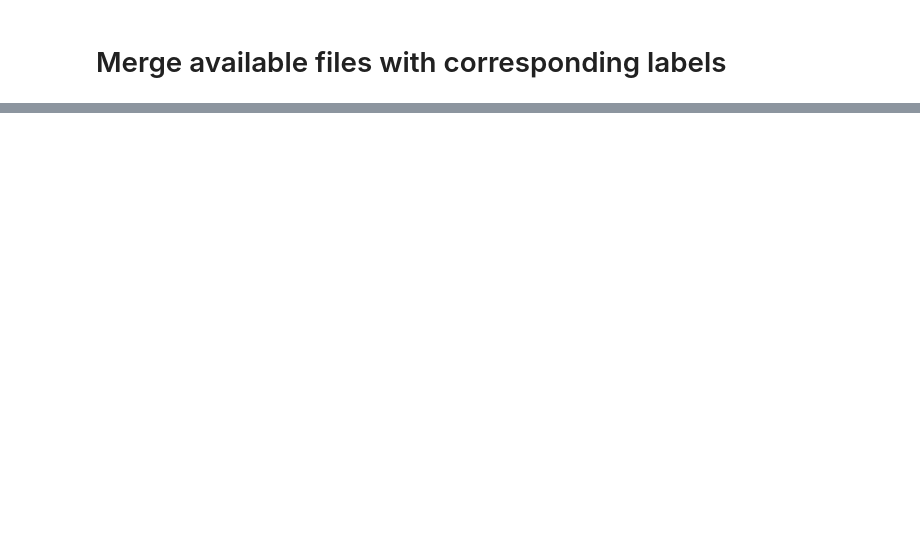
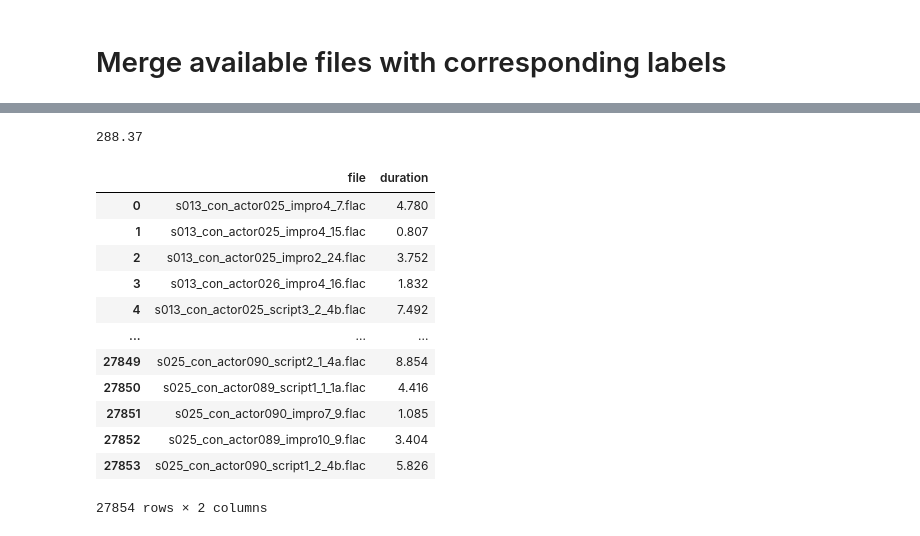
Before and after one commit to chuan-khuna/ThaiSER, a Jupyter notebook: Preprocess Json to CSV.ipynb, the cells around one changed output, grey strips where cells are left out. Drawn from its saved outputs; the diff is of its cells as text; code cells hidden in the pictures; blank space fills up the shorter version.

```diff
--- a/Preprocess Json to CSV.ipynb
+++ b/Preprocess Json to CSV.ipynb
@@ -170,0 +334,8 @@ df
+# %%
+st_time = time.time()
+
+durations = multiprocessing_get_duration(df['path'])
+
+print(round(time.time() - st_time, 2))
+# %% [output]
+288.37
@@ -170,0 +351,16 @@ df
+# %%
+duration_df
+# %% [output]
+|  | file | duration |
+| 0 | s013_con_actor025_impro4_7.flac | 4.780 |
+| 1 | s013_con_actor025_impro4_15.flac | 0.807 |
+| 2 | s013_con_actor025_impro2_24.flac | 3.752 |
+| 3 | s013_con_actor026_impro4_16.flac | 1.832 |
+| 4 | s013_con_actor025_script3_2_4b.flac | 7.492 |
+| ... | ... | ... |
+| 27849 | s025_con_actor090_script2_1_4a.flac | 8.854 |
+| 27850 | s025_con_actor089_script1_1_1a.flac | 4.416 |
+| 27851 | s025_con_actor090_impro7_9.flac | 1.085 |
+| 27852 | s025_con_actor089_impro10_9.flac | 3.404 |
+| 27853 | s025_con_actor090_script1_2_4b.flac | 5.826 |
+27854 rows × 2 columns
```
Also changed, not shown: parts of 34 cells of this notebook, 26 other files.
